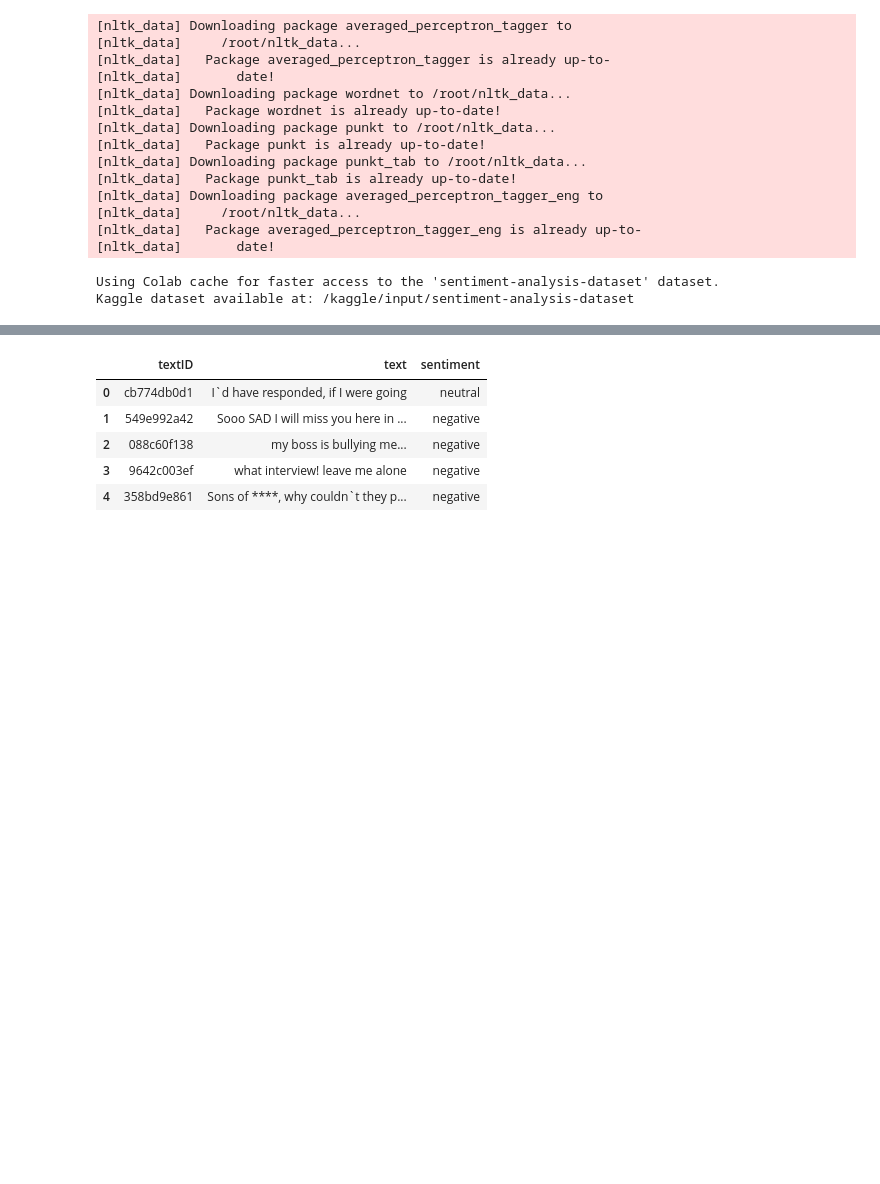
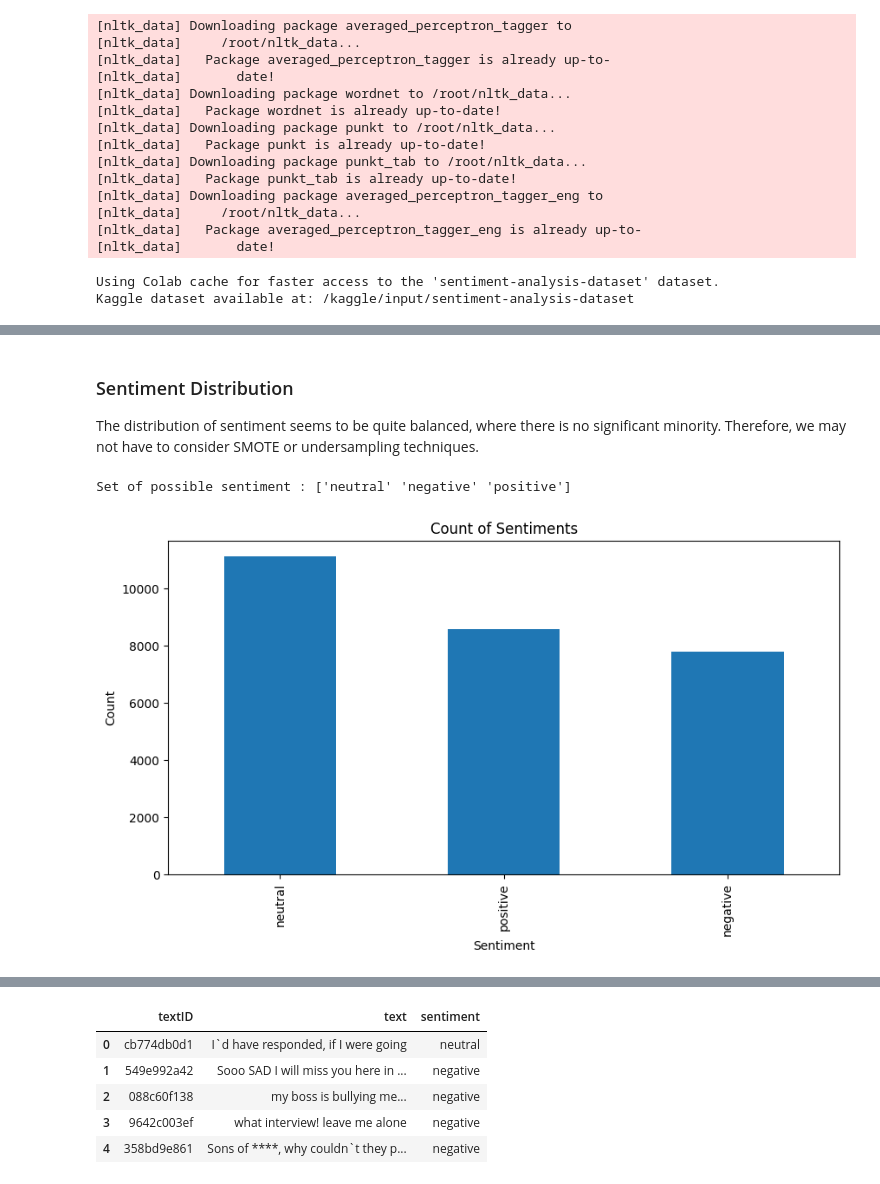
Before and after one commit to jinyang628/cs4248, a Jupyter notebook: CS4248.ipynb, the cells around one changed output, grey strips where cells are left out. Cells and saved outputs as stored; diff of their text form; code cells hidden in the pictures; blank space fills up the shorter version.

```diff
--- a/CS4248.ipynb
+++ b/CS4248.ipynb
@@ -73,0 +191,18 @@ test_df = pd.read_csv(test_csv_path, encoding='latin1')
+# %% [markdown]
+### Sentiment Distribution
+The distribution of sentiment seems to be quite balanced, where there is no significant minority. Therefore, we may not have to consider SMOTE or undersampling techniques.
+# %%
+# sentiment (train)
+sentiment_set = train_df['sentiment'].unique()
+print(f'Set of possible sentiment : {sentiment_set}')
+
+sentiment_counts = train_df['sentiment'].value_counts(dropna=False)
+
+ax = sentiment_counts.plot(kind="bar", figsize=(10, 5))
+ax.set_title(f"Count of Sentiments")
+ax.set_xlabel("Sentiment")
+ax.set_ylabel("Count")
+plt.show()
+# %% [output]
+Set of possible sentiment : ['neutral' 'negative' 'positive']
+[figure, added]
```
Also changed, not shown: parts of 35 cells of this notebook.
